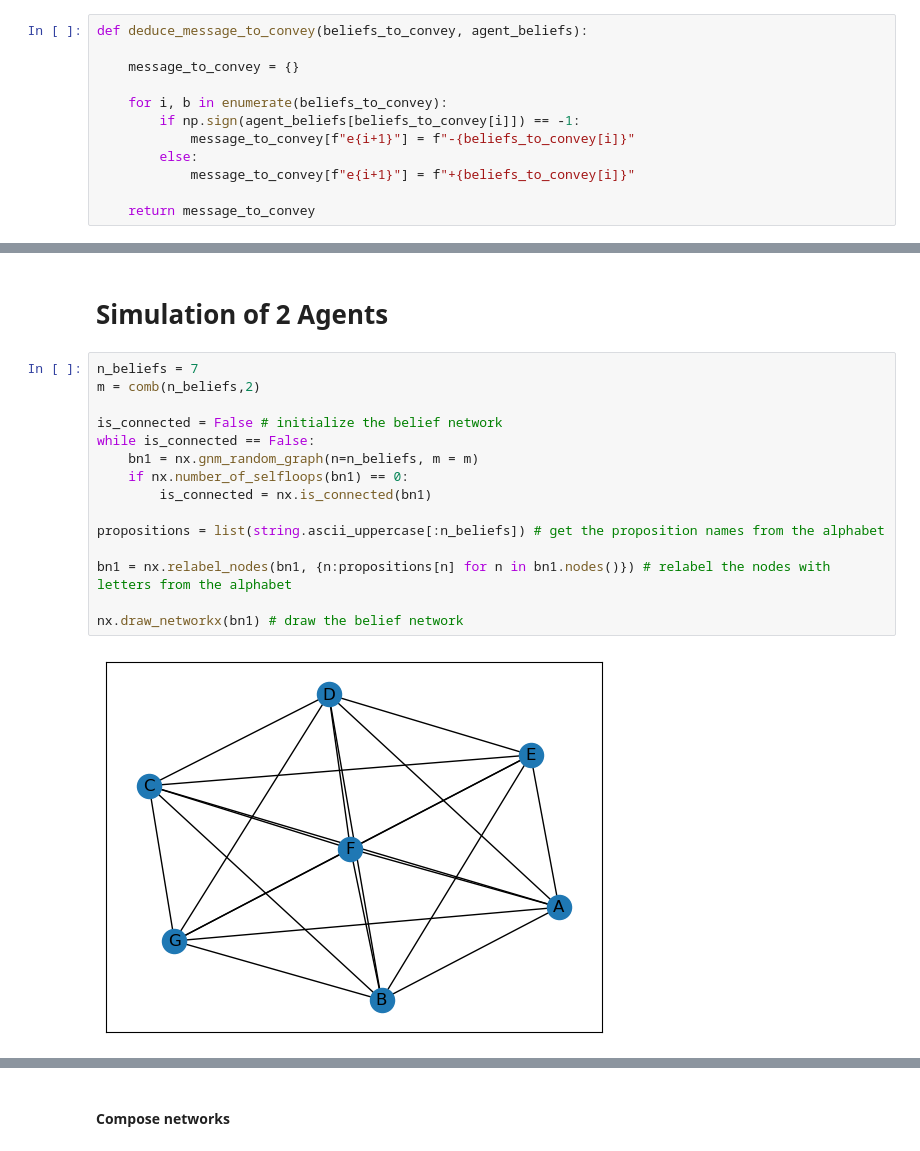
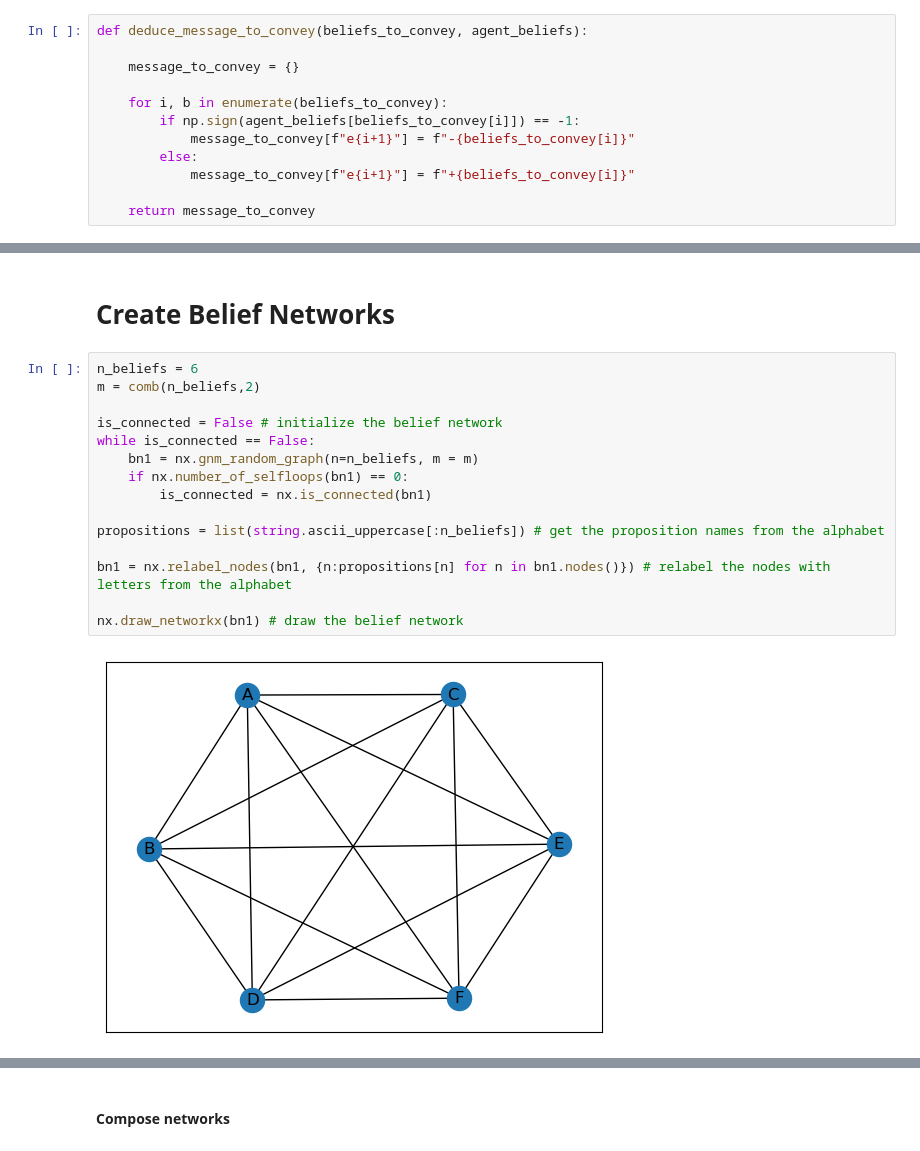
Before and after one commit to ocseckin/pairwise_diffusion, a Jupyter notebook: notebooks/bayesian_update.ipynb, the cells around one changed output, grey strips where cells are left out. Saved outputs shown, nothing was run; the diff lists cells and outputs as text.

Commit message:
simulation w evaluations

```diff
--- a/notebooks/bayesian_update.ipynb
+++ b/notebooks/bayesian_update.ipynb
@@ -183,24 +188,24 @@ def interpretative_agreement(propositions, agents):
 
     return interpretative_dist
 # %% [markdown]
-# Simulation of 2 Agents
+# Create Belief Networks
 # %%
-n_beliefs = 7
+n_beliefs = 6
 m = comb(n_beliefs,2)
 
 is_connected = False # initialize the belief network
 while is_connected == False:
     bn1 = nx.gnm_random_graph(n=n_beliefs, m = m)
     if nx.number_of_selfloops(bn1) == 0:
         is_connected = nx.is_connected(bn1)
 
 propositions = list(string.ascii_uppercase[:n_beliefs]) # get the proposition names from the alphabet
 
 bn1 = nx.relabel_nodes(bn1, {n:propositions[n] for n in bn1.nodes()}) # relabel the nodes with letters from the alphabet
 
 nx.draw_networkx(bn1) # draw the belief network
 # %% [output]
-[figure, old version]
+[figure, new version]
 # %%
 bn2 = bn1.copy()
 bn2 = nx.relabel_nodes(bn2,{l1:l2 for l1,l2 in zip([*bn1.nodes],string.ascii_uppercase[len(bn1):len(bn1)+len(bn2)])})
```
Also changed, not shown: parts of 22 cells of this notebook, 1 other file.
